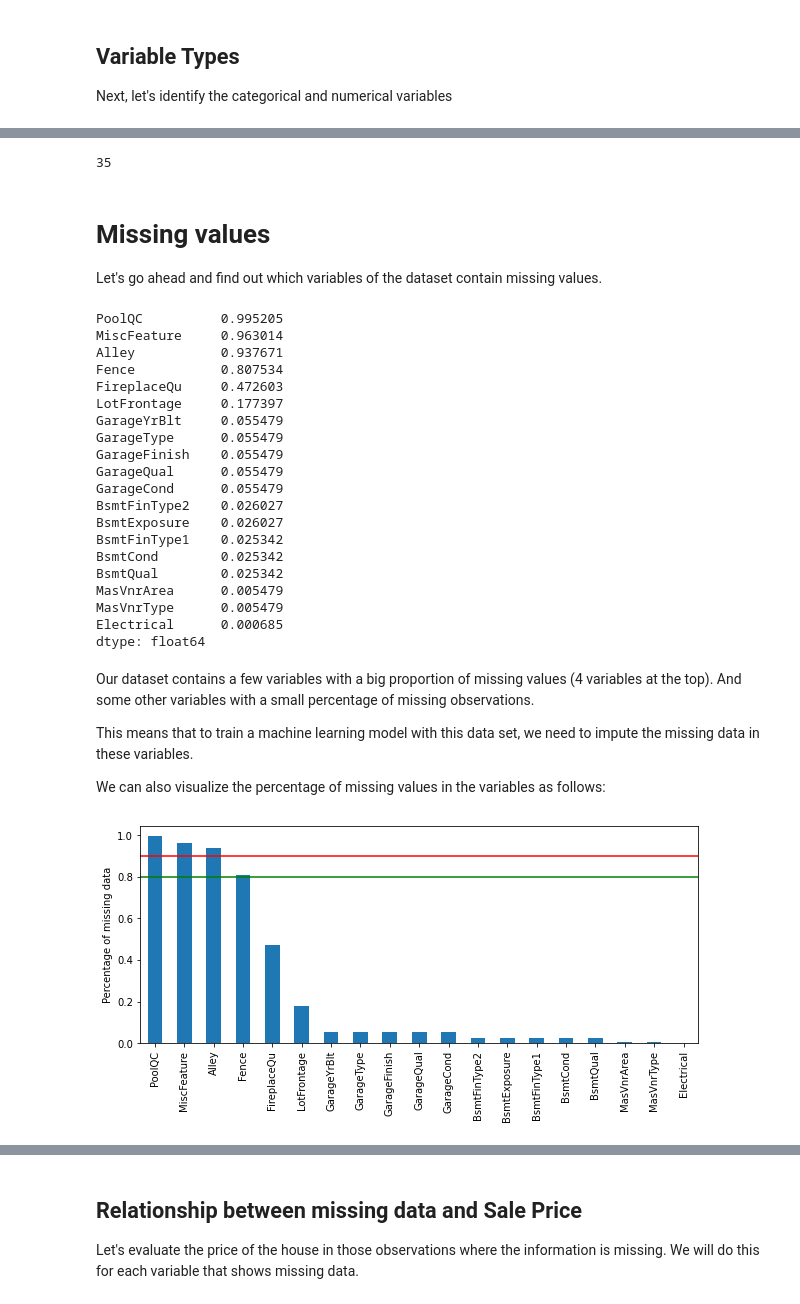
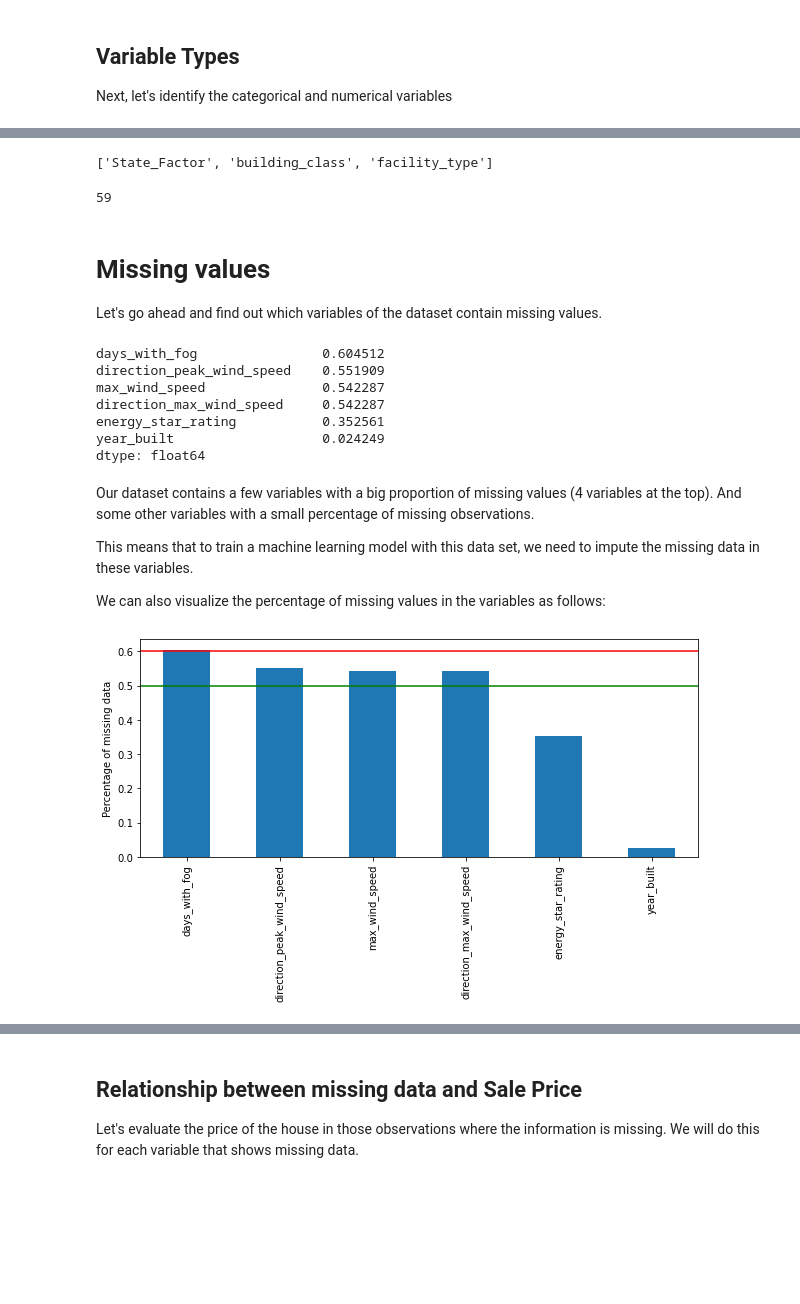
Before and after one commit to lp-dataninja/applied-mlops, a Jupyter notebook: research-and-development/01-data-analysis.ipynb, the cells around one changed output, grey strips where cells are left out. Cells and saved outputs as stored; diff of their text form; code cells hidden in the pictures; blank space fills up the shorter version.

```diff
--- a/research-and-development/01-data-analysis.ipynb
+++ b/research-and-development/01-data-analysis.ipynb
@@ -74,7 +18,7 @@ import scipy.stats as stats
 pd.pandas.set_option('display.max_columns', None)
 # %%
 # load dataset
-data = pd.read_csv('train.csv')
+data = pd.read_csv('../dataset/train.csv')
 
 # rows and columns of the data
 print(data.shape)
@@ -92,5 +35,0 @@ data.head()
-# %%
-# drop id, it is just a number given to identify each house
-data.drop('Id', axis=1, inplace=True)
-
-data.shape
@@ -99 +36,3 @@ data.shape
+# %%
+data.drop("id", axis=1, inplace=True)
 # %% [markdown]
@@ -172,3 +120,0 @@ len(cat_vars)
-# %%
-# cast all variables as categorical
-data[cat_vars] = data[cat_vars].astype('O')
@@ -175,14 +125,18 @@ data[cat_vars] = data[cat_vars].astype('O')
+# %%
+cat_vars
+# %% [output]
+['State_Factor', 'building_class', 'facility_type']
 # %%
 # now let's identify the numerical variables
 
 num_vars = [
-    var for var in data.columns if var not in cat_vars and var != 'SalePrice'
+    var for var in data.columns if var not in cat_vars and var != 'site_eui'
 ]
 
 # number of numerical variables
 len(num_vars)
 # %% [output]
-35
+59
 # %% [markdown]
 # Missing values
 
@@ -196,25 +150,12 @@ vars_with_na = [var for var in data.columns if data[var].isnull().sum() > 0]
 
 data[vars_with_na].isnull().mean().sort_values(ascending=False)
 # %% [output]
-PoolQC          0.995205
-MiscFeature     0.963014
-Alley           0.937671
-Fence           0.807534
-FireplaceQu     0.472603
-LotFrontage     0.177397
-GarageYrBlt     0.055479
-GarageType      0.055479
-GarageFinish    0.055479
-GarageQual      0.055479
-GarageCond      0.055479
-BsmtFinType2    0.026027
-BsmtExposure    0.026027
-BsmtFinType1    0.025342
-BsmtCond        0.025342
-BsmtQual        0.025342
-MasVnrArea      0.005479
-MasVnrType      0.005479
-Electrical      0.000685
+days_with_fog                0.604512
+direction_peak_wind_speed    0.551909
+max_wind_speed               0.542287
+direction_max_wind_speed     0.542287
+energy_star_rating           0.352561
+year_built                   0.024249
 dtype: float64
 # %% [markdown]
 Our dataset contains a few variables with a big proportion of missing values (4 variables at the top). And some other variables with a small percentage of missing observations.
@@ -225,15 +166,15 @@ We can also visualize the percentage of missing values in the variables as follo
 # %%
 # plot
 
 data[vars_with_na].isnull().mean().sort_values(
     ascending=False).plot.bar(figsize=(10, 4))
 plt.ylabel('Percentage of missing data')
-plt.axhline(y=0.90, color='r', linestyle='-')
-plt.axhline(y=0.80, color='g', linestyle='-')
+plt.axhline(y=0.6, color='r', linestyle='-')
+plt.axhline(y=0.5, color='g', linestyle='-')
 
 plt.show()
 # %% [output]
-[figure, old version]
+[figure, new version]
 # %%
 # now we can determine which variables, from those with missing data,
 # are numerical and which are categorical
```
Also changed, not shown: parts of 43 cells of this notebook.
